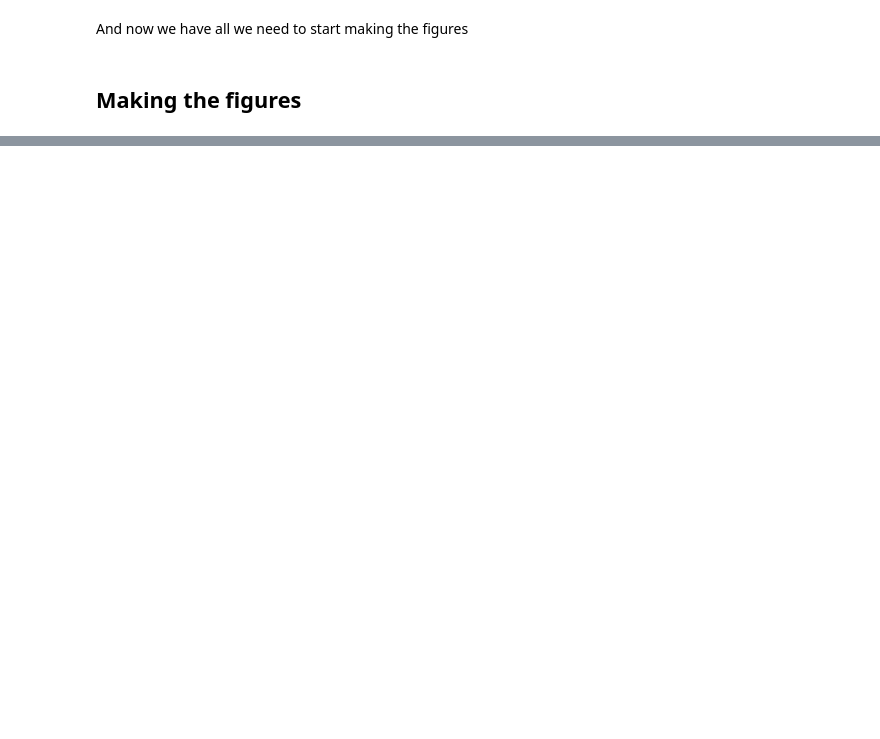
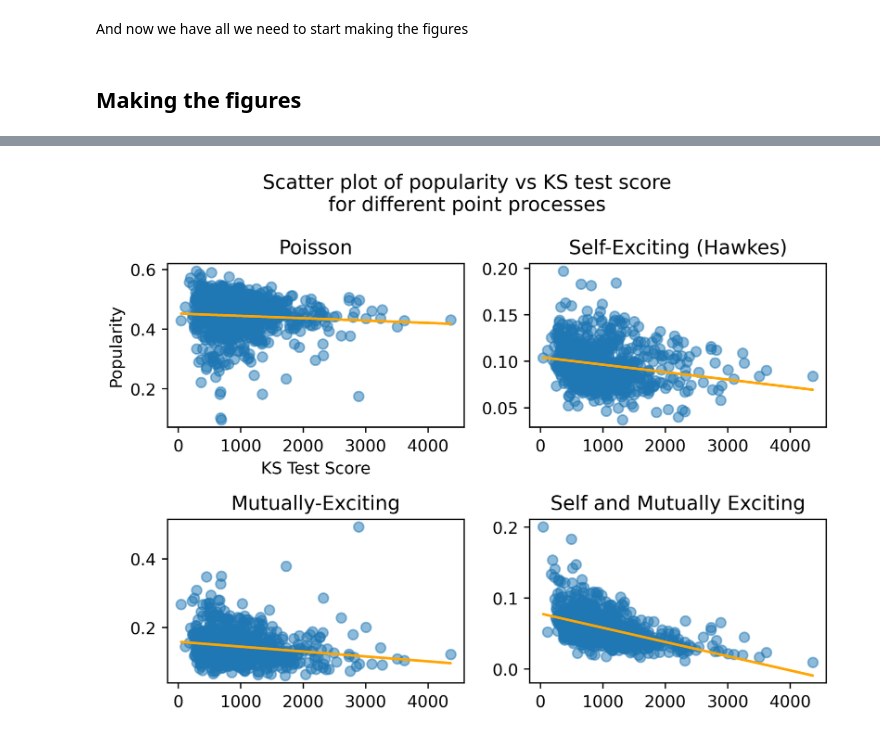
Before and after one commit to carlosaccp/Santander-SE-ME, a Jupyter notebook: code/figures.ipynb, the cells around one changed output, grey strips where cells are left out. Saved outputs shown, nothing was run; the diff lists cells and outputs as text; code cells hidden in the pictures; blank space fills up the shorter version.

```diff
--- a/code/figures.ipynb
+++ b/code/figures.ipynb
@@ -153,0 +257,37 @@ plt.show()
+# %%
+M1_pop_array = np.asarray(list(M1_popularity_dict.values()))
+M2_pop_array = np.asarray(list(M2_popularity_dict.values()))
+M3_pop_array = np.asarray(list(M3_popularity_dict.values()))
+M4_pop_array = np.asarray(list(M4_popularity_dict.values()))
+# %%
+m1, b1 = np.polyfit(M1_pop_array, M1_ks_array, 1)
+m2, b2 = np.polyfit(M2_pop_array, M2_ks_array, 1)
+m3, b3 = np.polyfit(M3_pop_array, M3_ks_array, 1)
+m4, b4 = np.polyfit(M4_pop_array, M4_ks_array, 1)
+# %%
+plt.rcParams['figure.dpi'] = 500
+fig, axs = plt.subplots(2, 2)
+fig.suptitle('Scatter plot of popularity vs KS test score\nfor different point processes')
+
+axs[0, 0].set_title("Poisson")
+axs[0, 0].set_xlabel("KS Test Score")
+axs[0, 0].set_ylabel("Popularity")
+axs[0, 0].scatter(M1_pop_array, M1_ks_array, alpha=0.5)
+axs[0, 0].plot(M1_pop_array, m1*M1_pop_array + b1, color="orange")
+
+axs[0, 1].set_title("Self-Exciting (Hawkes)")
+axs[0, 1].scatter(M2_pop_array, M2_ks_array, alpha=0.5)
+axs[0, 1].plot(M2_pop_array, m2*M2_pop_array + b2, color="orange")
+
+axs[1, 0].set_title("Mutually-Exciting")
+axs[1, 0].scatter(M3_pop_array, M3_ks_array, alpha=0.5)
+axs[1, 0].plot(M3_pop_array, m3*M3_pop_array + b3, color="orange")
+
+axs[1, 1].set_title("Self and Mutually Exciting")
+axs[1, 1].scatter(M4_pop_array, M4_ks_array, alpha=0.5)
+axs[1, 1].plot(M4_pop_array, m4*M4_pop_array + b4, color="orange")
+
+plt.tight_layout()
+plt.show()
+# %% [output]
+[figure, added]
```
Also changed, not shown: parts of 22 cells of this notebook, 5 other files.
